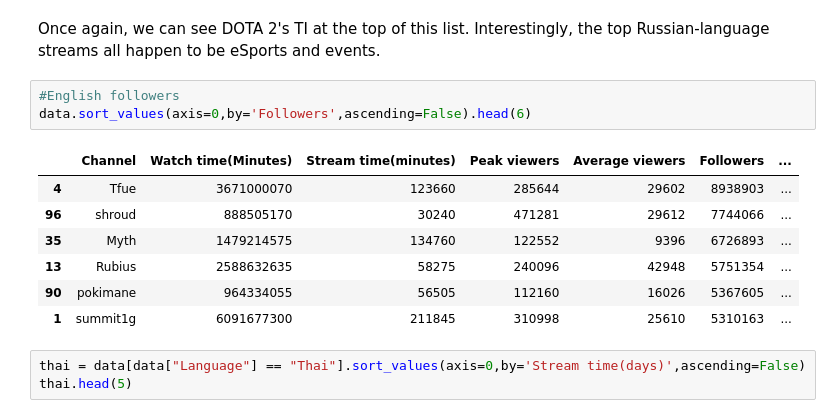
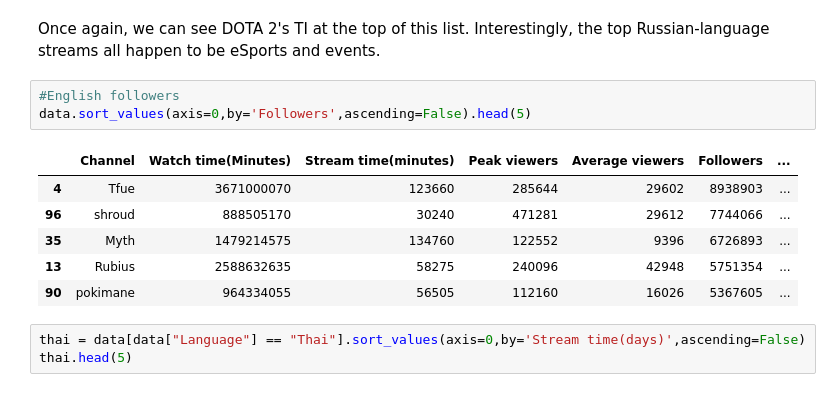
Before and after one commit to BeanutPutters/BeanutPutters.github.io, a Jupyter notebook: project0/Final.ipynb, the cells around one changed output. Drawn from its saved outputs; the diff is of its cells as text.

```diff
--- a/project0/Final.ipynb
+++ b/project0/Final.ipynb
@@ -241,15 +242,14 @@ rus.head()
 Once again, we can see DOTA 2's TI at the top of this list. Interestingly, the top Russian-language streams all happen to be eSports and events.
 # %%
 #English followers
-data.sort_values(axis=0,by='Followers',ascending=False).head(6)
+data.sort_values(axis=0,by='Followers',ascending=False).head(5)
 # %% [output]
 |  | Channel | Watch time(Minutes) | Stream time(minutes) | Peak viewers | Average viewers | Followers | ... |
 | 4 | Tfue | 3671000070 | 123660 | 285644 | 29602 | 8938903 | ... |
 | 96 | shroud | 888505170 | 30240 | 471281 | 29612 | 7744066 | ... |
 | 35 | Myth | 1479214575 | 134760 | 122552 | 9396 | 6726893 | ... |
 | 13 | Rubius | 2588632635 | 58275 | 240096 | 42948 | 5751354 | ... |
 | 90 | pokimane | 964334055 | 56505 | 112160 | 16026 | 5367605 | ... |
-| 1 | summit1g | 6091677300 | 211845 | 310998 | 25610 | 5310163 | ... |
 # %%
 thai = data[data["Language"] == "Thai"].sort_values(axis=0,by='Stream time(days)',ascending=False)
 thai.head(5)
```
Also changed, not shown: parts of 8 cells of this notebook.
